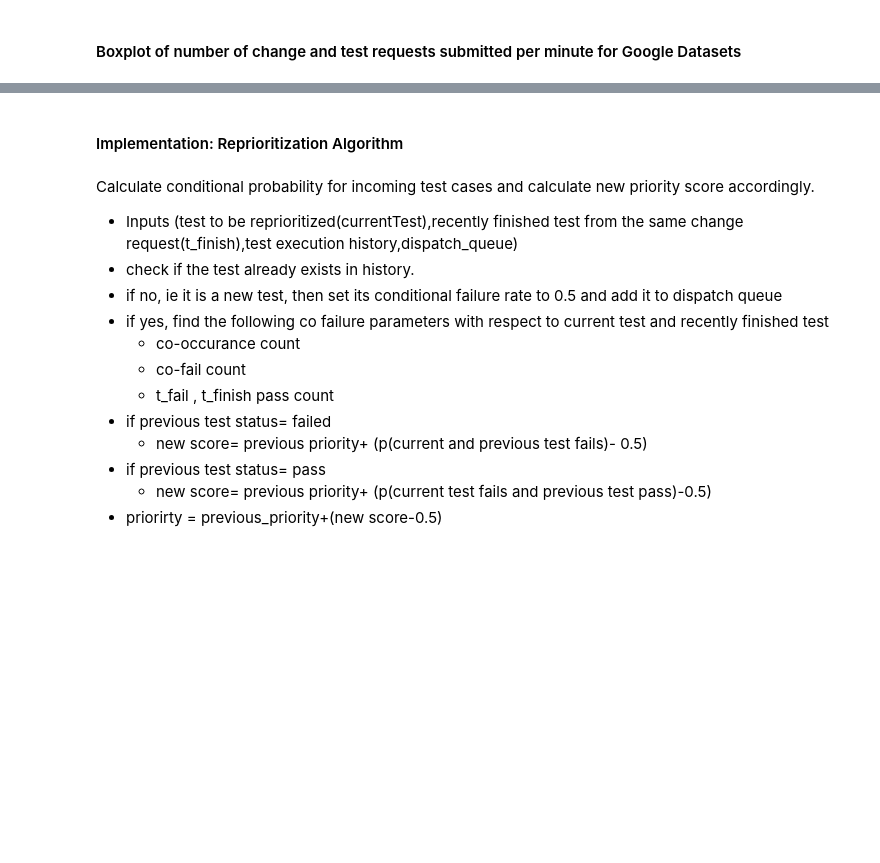
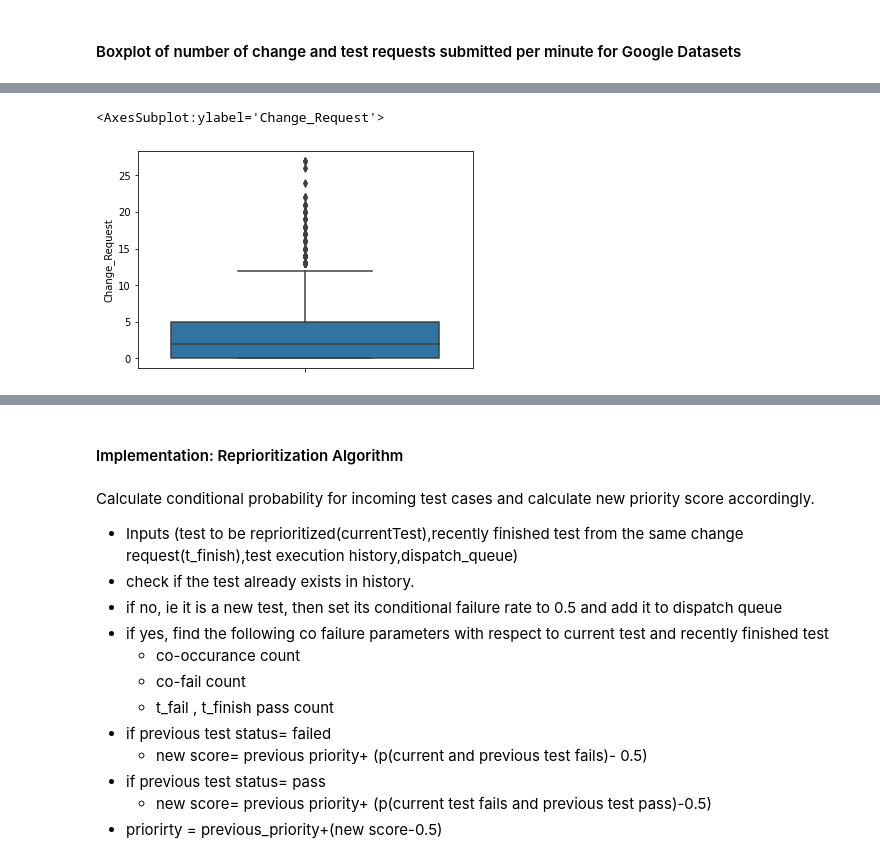
Before and after one commit to HarishJayasankar/SOEN-7481-Project, a Jupyter notebook: TestReprioritization.ipynb, the cells around one changed output, grey strips where cells are left out. Cells and saved outputs as stored; diff of their text form; code cells hidden in the pictures; blank space fills up the shorter version.

```diff
--- a/TestReprioritization.ipynb
+++ b/TestReprioritization.ipynb
@@ -150 +108,6 @@ Maximum: 10
+# %%
+# Number of changes submitted to the test queue per minute for googlepost
+
+googlepostcommit['Launch_Time'] = pd.to_datetime(googlepostcommit['Launch_Time'])
+postData_change_req = googlepostcommit.groupby(pd.Grouper(key='Launch_Time', freq='min'))['Change_Request'].apply(pd.Series.nunique)
 # %%
@@ -206 +148,11 @@ sns.boxplot( y=pre_unique_change_request)
+# %%
+# Number of changes submitted to the test queue per minute for post dataset
+
+import seaborn as sns
+import matplotlib.pyplot as plt
+
+sns.boxplot( y=postData_change_req )
+# %% [output]
+<AxesSubplot:ylabel='Change_Request'>
+[figure, added]
 # %%
```
Also changed, not shown: parts of 37 cells of this notebook.
